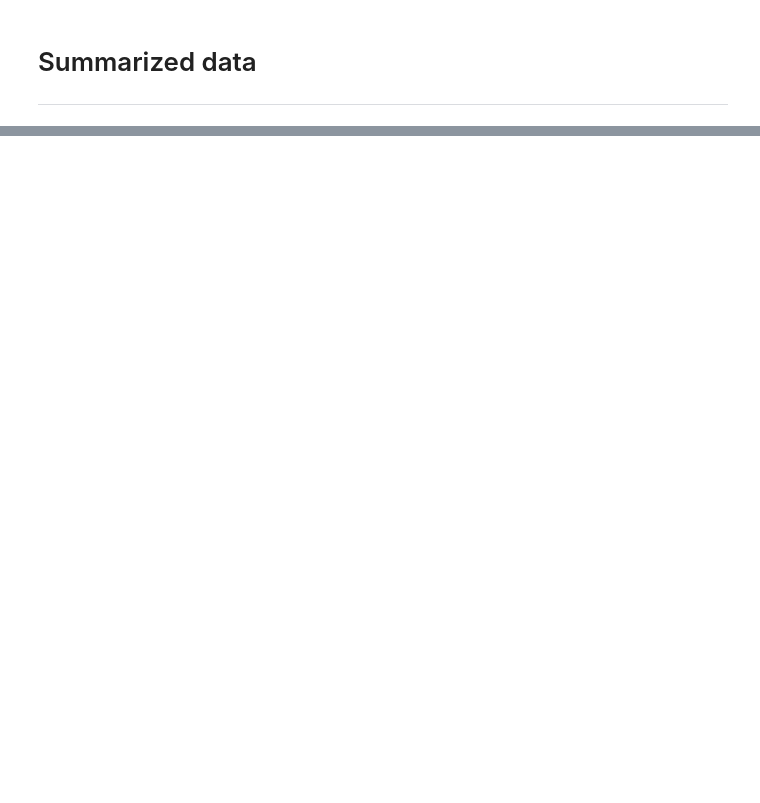
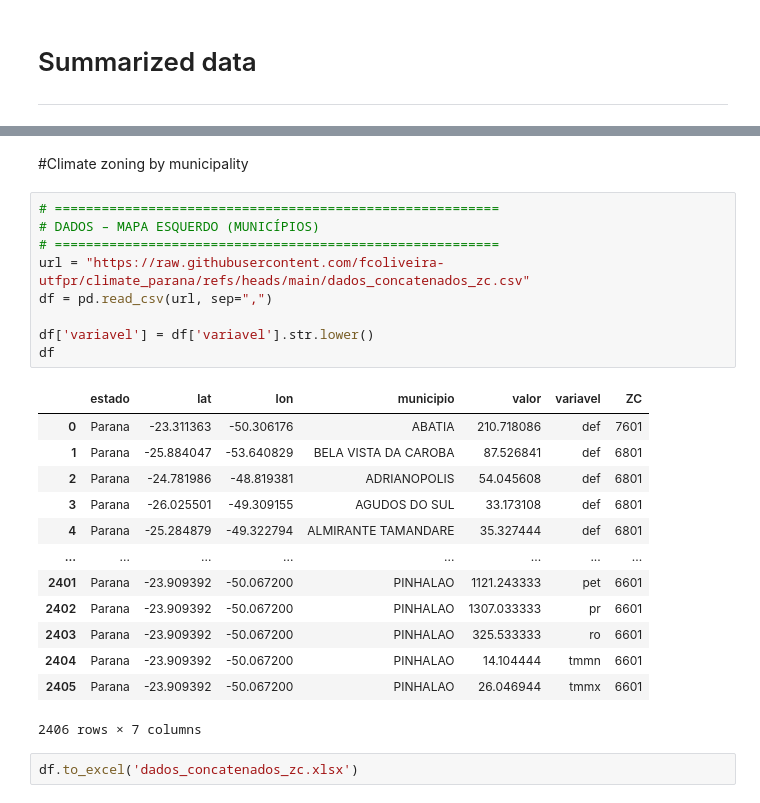
Before and after one commit to fcoliveira-utfpr/climate_parana, a Jupyter notebook: area_of_study.ipynb, the cells around one changed output, grey strips where cells are left out. Cells and saved outputs as stored; diff of their text form; blank space fills up the shorter version.

```diff
--- a/area_of_study.ipynb
+++ b/area_of_study.ipynb
@@ -126,3 +126,30 @@ df_resumo_parana
 # %% [output]
 |  | state | number_of_municipalities | total_area_km2 | average_municipality_area_km2 | percentage_municipalities_with_co... | ... |
 | 0 | Paraná | 399 | 199273.987969 | 499.433554 | 24.81203 | ... |
+# %% [markdown]
+#Climate zoning by municipality
+# %%
+# =========================================================
+# DADOS – MAPA ESQUERDO (MUNICÍPIOS)
+# =========================================================
+url = "https://raw.githubusercontent.com/fcoliveira-utfpr/climate_parana/refs/heads/main/dados_concatenados_zc.csv"
+df = pd.read_csv(url, sep=",")
+
+df['variavel'] = df['variavel'].str.lower()
+df
+# %% [output]
+|  | estado | lat | lon | municipio | valor | variavel | ZC |
+| 0 | Parana | -23.311363 | -50.306176 | ABATIA | 210.718086 | def | 7601 |
+| 1 | Parana | -25.884047 | -53.640829 | BELA VISTA DA CAROBA | 87.526841 | def | 6801 |
+| 2 | Parana | -24.781986 | -48.819381 | ADRIANOPOLIS | 54.045608 | def | 6801 |
+| 3 | Parana | -26.025501 | -49.309155 | AGUDOS DO SUL | 33.173108 | def | 6801 |
+| 4 | Parana | -25.284879 | -49.322794 | ALMIRANTE TAMANDARE | 35.327444 | def | 6801 |
+| ... | ... | ... | ... | ... | ... | ... | ... |
+| 2401 | Parana | -23.909392 | -50.067200 | PINHALAO | 1121.243333 | pet | 6601 |
+| 2402 | Parana | -23.909392 | -50.067200 | PINHALAO | 1307.033333 | pr | 6601 |
+| 2403 | Parana | -23.909392 | -50.067200 | PINHALAO | 325.533333 | ro | 6601 |
+| 2404 | Parana | -23.909392 | -50.067200 | PINHALAO | 14.104444 | tmmn | 6601 |
+| 2405 | Parana | -23.909392 | -50.067200 | PINHALAO | 26.046944 | tmmx | 6601 |
+2406 rows × 7 columns
+# %%
+df.to_excel('dados_concatenados_zc.xlsx')
```
Also changed, not shown: parts of 3 cells of this notebook.
